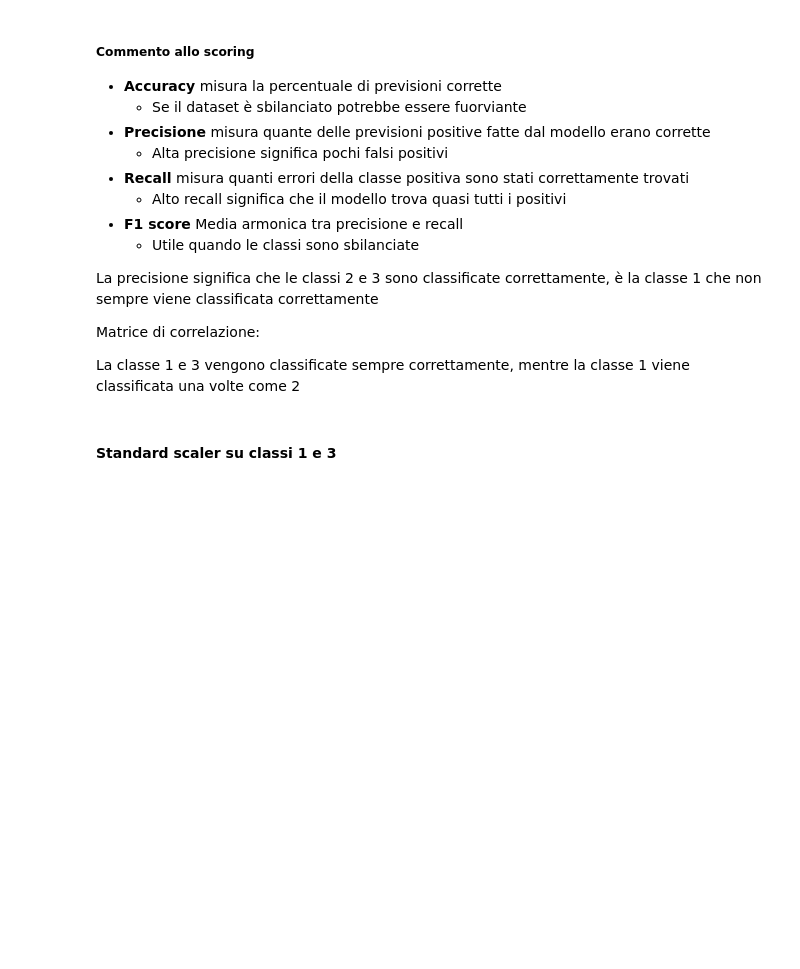
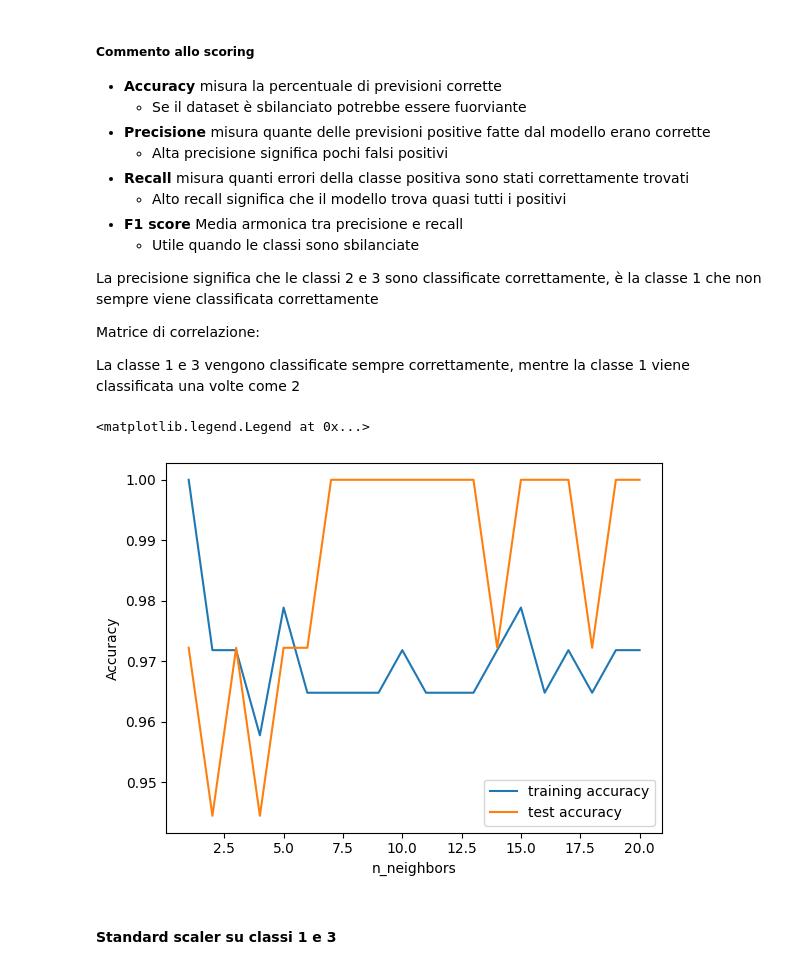
Before and after one commit to HenryFoster89/learningMachineLearning, a Jupyter notebook: knn_wine/testing.ipynb, the cells around one changed output. Drawn from its saved outputs; the diff is of its cells as text; code cells hidden in the pictures; blank space fills up the shorter version.

Commit message:
- KNeighbors -- Add --- testingAgain.ipynb => Testing.ipynb in a clean script

```diff
--- a/knn_wine/testing.ipynb
+++ b/knn_wine/testing.ipynb
@@ -149,6 +149,28 @@ La precisione significa che le classi 2 e 3 sono classificate correttamente, è
 Matrice di correlazione:
 
 La classe 1 e 3 vengono classificate sempre correttamente, mentre la classe 1 viene classificata una volte come 2
+# %%
+training_accuracy = []
+test_accuracy = [] # try n_neighbors from 1 to 10 neighbors_settings = range(1, 11)
+
+neighbors_settings = range(1, 21)
+for n_neighbors in neighbors_settings:
+    # build the model
+    clf = KNeighborsClassifier(n_neighbors=n_neighbors)
+    clf.fit(X_train_ss, y_train)
+    # record training set accuracy
+    training_accuracy.append(clf.score(X_train_ss, y_train))
+    # # record generalization accuracy
+    test_accuracy.append(clf.score(X_test_ss, y_test))
+
+plt.plot(neighbors_settings, training_accuracy, label="training accuracy")
+plt.plot(neighbors_settings, test_accuracy, label="test accuracy")
+plt.ylabel("Accuracy")
+plt.xlabel("n_neighbors")
+plt.legend()
+# %% [output]
+<matplotlib.legend.Legend at 0x...>
+[figure, added]
 # %% [markdown]
 #### Standard scaler su classi 1 e 3
 # %%
```
Also changed, not shown: 26 other files.
